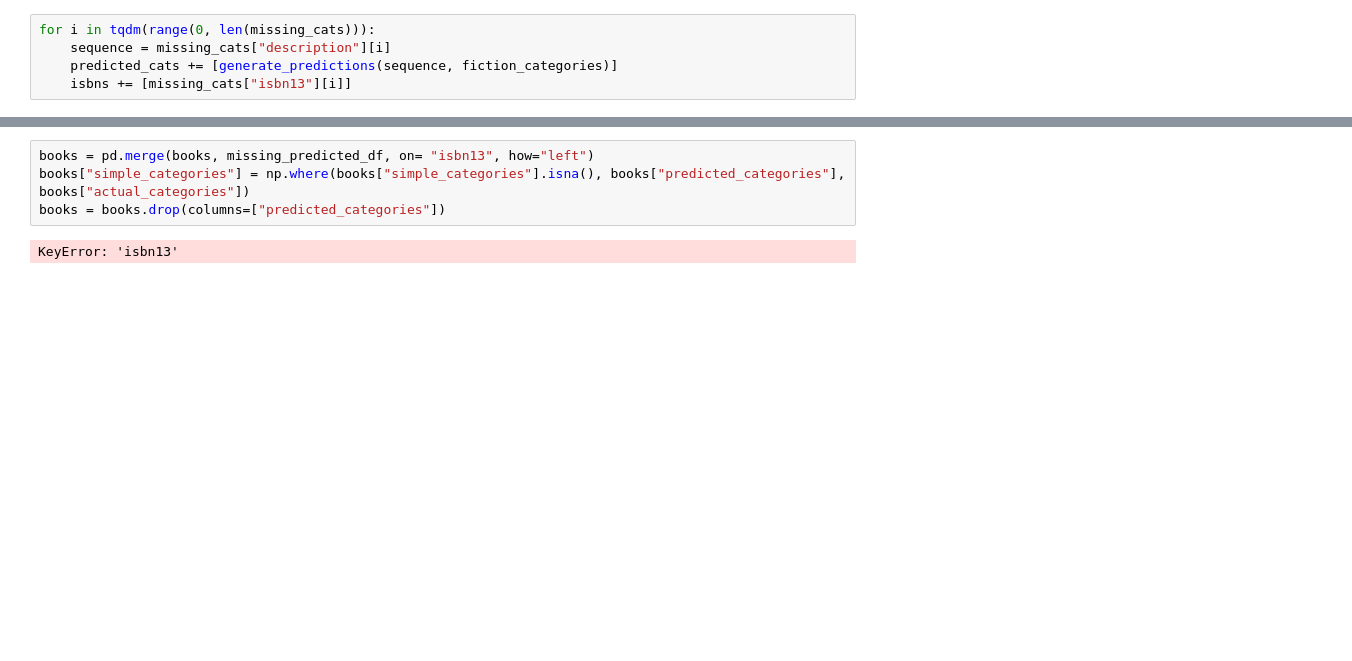
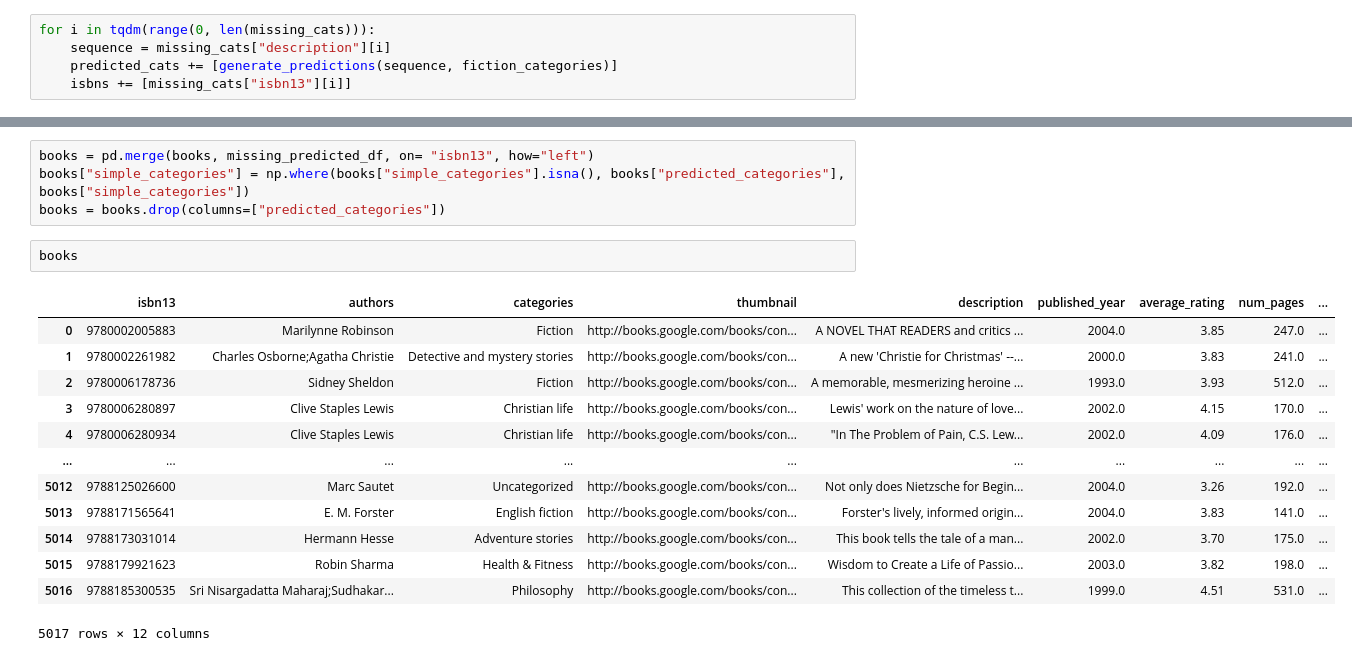
Before and after one commit to Abdifatah2023/BookRecommender, a Jupyter notebook: text-classification.ipynb, the cells around one changed output, grey strips where cells are left out. Cells and saved outputs as stored; diff of their text form; blank space fills up the shorter version.

```diff
--- a/text-classification.ipynb
+++ b/text-classification.ipynb
@@ -228,6 +242,20 @@ missing_predicted_df
 # %%
 books = pd.merge(books, missing_predicted_df, on= "isbn13", how="left")
-books["simple_categories"] = np.where(books["simple_categories"].isna(), books["predicted_categories"], books["actual_categories"])
+books["simple_categories"] = np.where(books["simple_categories"].isna(), books["predicted_categories"], books["simple_categories"])
 books = books.drop(columns=["predicted_categories"])
-# %% [output]
-KeyError: 'isbn13'
+# %%
+books
+# %% [output]
+|  | isbn13 | authors | categories | thumbnail | description | published_year | average_rating | num_pages | ... |
+| 0 | 9780002005883 | Marilynne Robinson | Fiction | http://books.google.com/books/con... | A NOVEL THAT READERS and critics ... | 2004.0 | 3.85 | 247.0 | ... |
+| 1 | 9780002261982 | Charles Osborne;Agatha Christie | Detective and mystery stories | http://books.google.com/books/con... | A new 'Christie for Christmas' --... | 2000.0 | 3.83 | 241.0 | ... |
+| 2 | 9780006178736 | Sidney Sheldon | Fiction | http://books.google.com/books/con... | A memorable, mesmerizing heroine ... | 1993.0 | 3.93 | 512.0 | ... |
+| 3 | 9780006280897 | Clive Staples Lewis | Christian life | http://books.google.com/books/con... | Lewis' work on the nature of love... | 2002.0 | 4.15 | 170.0 | ... |
+| 4 | 9780006280934 | Clive Staples Lewis | Christian life | http://books.google.com/books/con... | "In The Problem of Pain, C.S. Lew... | 2002.0 | 4.09 | 176.0 | ... |
+| ... | ... | ... | ... | ... | ... | ... | ... | ... | ... |
+| 5012 | 9788125026600 | Marc Sautet | Uncategorized | http://books.google.com/books/con... | Not only does Nietzsche for Begin... | 2004.0 | 3.26 | 192.0 | ... |
+| 5013 | 9788171565641 | E. M. Forster | English fiction | http://books.google.com/books/con... | Forster's lively, informed origin... | 2004.0 | 3.83 | 141.0 | ... |
+| 5014 | 9788173031014 | Hermann Hesse | Adventure stories | http://books.google.com/books/con... | This book tells the tale of a man... | 2002.0 | 3.70 | 175.0 | ... |
+| 5015 | 9788179921623 | Robin Sharma | Health & Fitness | http://books.google.com/books/con... | Wisdom to Create a Life of Passio... | 2003.0 | 3.82 | 198.0 | ... |
+| 5016 | 9788185300535 | Sri Nisargadatta Maharaj;Sudhakar... | Philosophy | http://books.google.com/books/con... | This collection of the timeless t... | 1999.0 | 4.51 | 531.0 | ... |
+5017 rows × 12 columns
```
Also changed, not shown: parts of 4 cells of this notebook, 6 other files.
